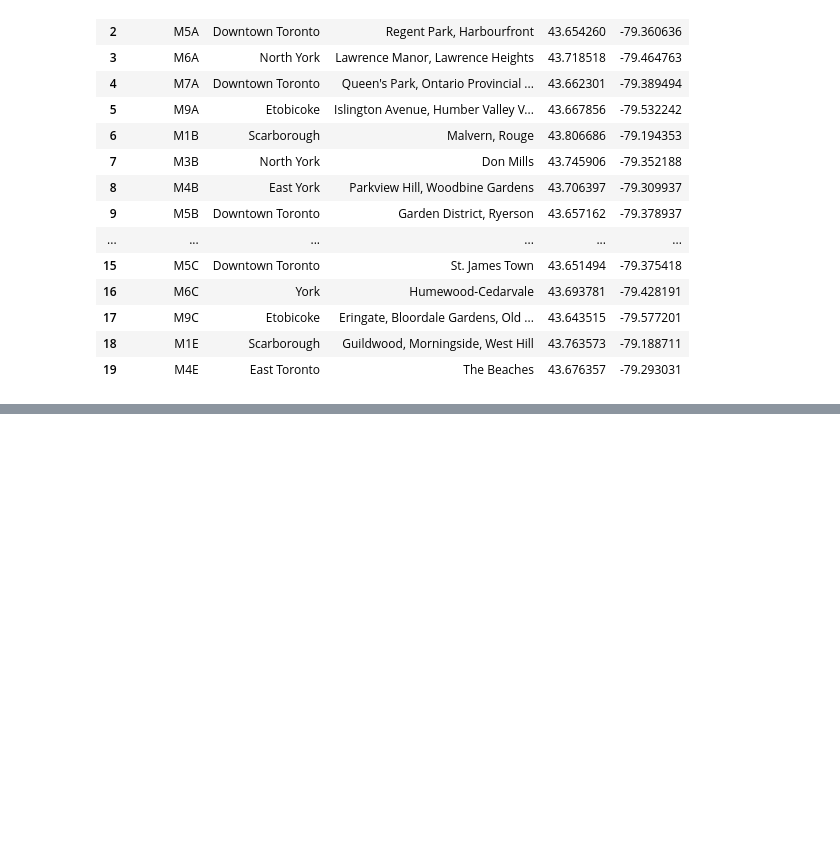
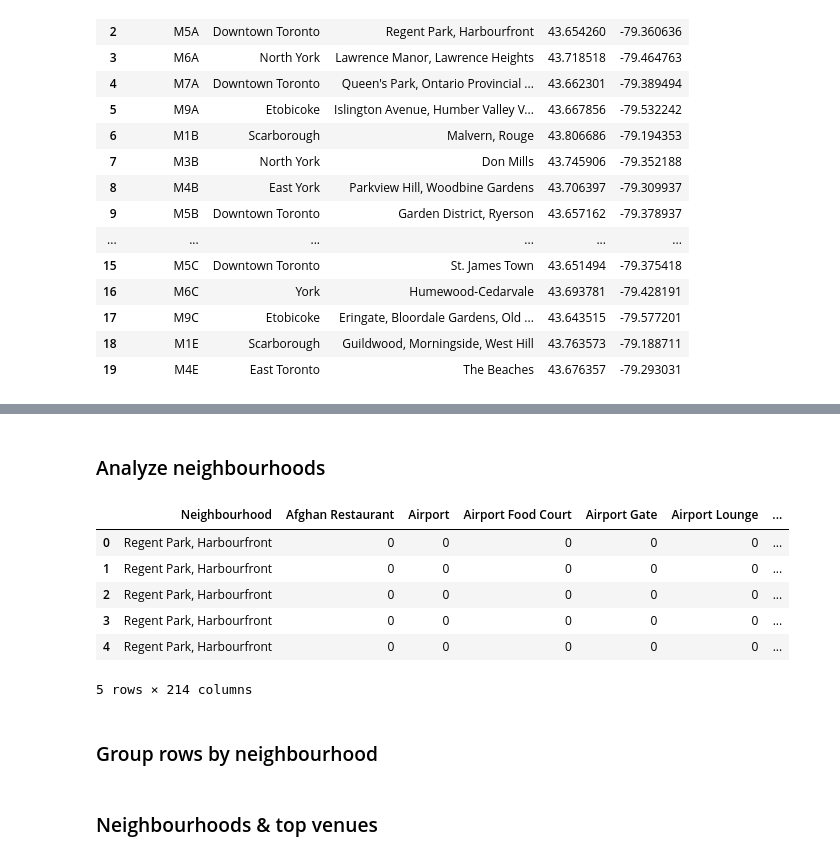
Before and after one commit to TJStarr/Coursera_Capstone, a Jupyter notebook: Toronto Segment & Cluster Assignment.ipynb, the cells around one changed output, grey strips where cells are left out. Drawn from its saved outputs; the diff is of its cells as text; code cells hidden in the pictures; blank space fills up the shorter version.

```diff
--- a/Toronto Segment & Cluster Assignment.ipynb
+++ b/Toronto Segment & Cluster Assignment.ipynb
@@ -104,0 +123,3 @@ df1.head(20)
+# %%
+dtto_data = df1[df1['Borough'] == 'Downtown Toronto'].reset_index(drop=True)
+dtto_data.head()
@@ -104,0 +145,18 @@ df1.head(20)
+# %%
+# create map using latitude and longitude values
+map_dtto = folium.Map(location=[latitude, longitude], zoom_start=13)
+
+# add markers to map
+for lat, lng, label in zip(dtto_data['Latitude'], dtto_data['Longitude'], dtto_data['Neighbourhood']):
+    label = folium.Popup(label, parse_html=True)
+    folium.CircleMarker(
+        [lat, lng],
+        radius=5,
+        popup=label,
+        color='blue',
+        fill=True,
+        fill_color='#3186cc',
+        fill_opacity=0.7,
+        parse_html=False).add_to(map_dtto)
+
+map_dtto
@@ -104,0 +167,8 @@ df1.head(20)
+# %%
+CLIENT_ID = 'W3ZEWEUDHWIYOLQI0X0Y5TGC4E5K14LQA3SEIA45EVRUTOKT' # Foursquare ID
+CLIENT_SECRET = 'RNRDXMEINND5ACGJS15KNK4GCFRGCDTCJIIAOGDONEXWNXPF' # Foursquare Secret
+VERSION = '20180605' # Foursquare API version
+LIMIT = 100
+print('Your credentials:')
+print('CLIENT_ID: ' + CLIENT_ID)
+print('CLIENT_SECRET:' + CLIENT_SECRET)
@@ -104,0 +250,24 @@ df1.head(20)
+# %% [markdown]
+### Analyze neighbourhoods
+# %%
+# one hot encoding
+dtto_onehot = pd.get_dummies(dtto_venues[['Venue Category']], prefix="", prefix_sep="")
+
+# add neighborhood column back to dataframe
+dtto_onehot['Neighbourhood'] = dtto_venues['Neighbourhood']
+
+# move neighborhood column to the first column
+fixed_columns = [dtto_onehot.columns[-1]] + list(dtto_onehot.columns[:-1])
+dtto_onehot = dtto_onehot[fixed_columns]
+
+dtto_onehot.head()
+# %% [output]
+|  | Neighbourhood | Afghan Restaurant | Airport | Airport Food Court | Airport Gate | Airport Lounge | ... |
+| 0 | Regent Park, Harbourfront | 0 | 0 | 0 | 0 | 0 | ... |
+| 1 | Regent Park, Harbourfront | 0 | 0 | 0 | 0 | 0 | ... |
+| 2 | Regent Park, Harbourfront | 0 | 0 | 0 | 0 | 0 | ... |
+| 3 | Regent Park, Harbourfront | 0 | 0 | 0 | 0 | 0 | ... |
+| 4 | Regent Park, Harbourfront | 0 | 0 | 0 | 0 | 0 | ... |
+5 rows × 214 columns
+# %% [markdown]
+### Group rows by neighbourhood
@@ -104,0 +276,2 @@ df1.head(20)
+# %% [markdown]
+### Neighbourhoods & top venues
```
Also changed, not shown: parts of 26 cells of this notebook.
